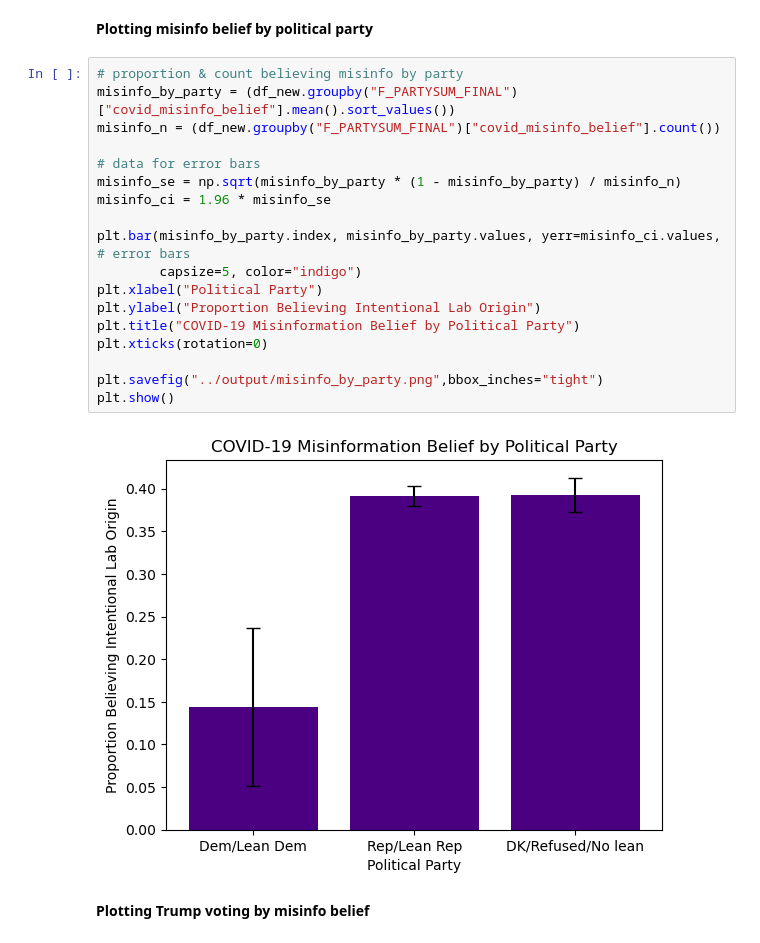
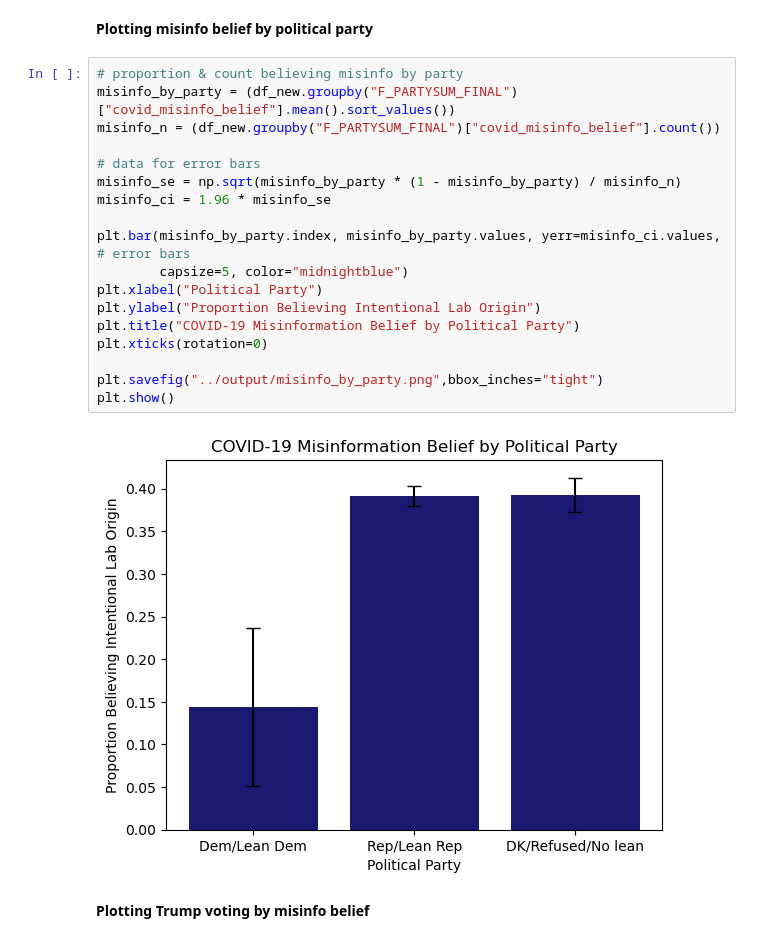
Before and after one commit to ameliabrooks28/QSS20_Project, a Jupyter notebook: code/02_analyze.ipynb, the cells around one changed output. Cells and saved outputs as stored; diff of their text form.

```diff
--- a/code/02_analyze.ipynb
+++ b/code/02_analyze.ipynb
@@ -46,23 +46,23 @@ pd.crosstab(df_new["F_PARTYSUM_FINAL"], df_new["covid_misinfo_belief"])
 # %%
 # proportion & count believing misinfo by party
 misinfo_by_party = (df_new.groupby("F_PARTYSUM_FINAL")["covid_misinfo_belief"].mean().sort_values())
 misinfo_n = (df_new.groupby("F_PARTYSUM_FINAL")["covid_misinfo_belief"].count())
 
 # data for error bars
 misinfo_se = np.sqrt(misinfo_by_party * (1 - misinfo_by_party) / misinfo_n)
 misinfo_ci = 1.96 * misinfo_se
 
 plt.bar(misinfo_by_party.index, misinfo_by_party.values, yerr=misinfo_ci.values, # error bars
-        capsize=5, color="indigo")
+        capsize=5, color="midnightblue")
 plt.xlabel("Political Party")
 plt.ylabel("Proportion Believing Intentional Lab Origin")
 plt.title("COVID-19 Misinformation Belief by Political Party")
 plt.xticks(rotation=0)
 
 plt.savefig("../output/misinfo_by_party.png",bbox_inches="tight")
 plt.show()
 # %% [output]
-[figure, old version]
+[figure, new version]
 # %% [markdown]
 **Plotting Trump voting by misinfo belief**
 # %%
```
Also changed, not shown: parts of 2 cells of this notebook, 8 other files.
